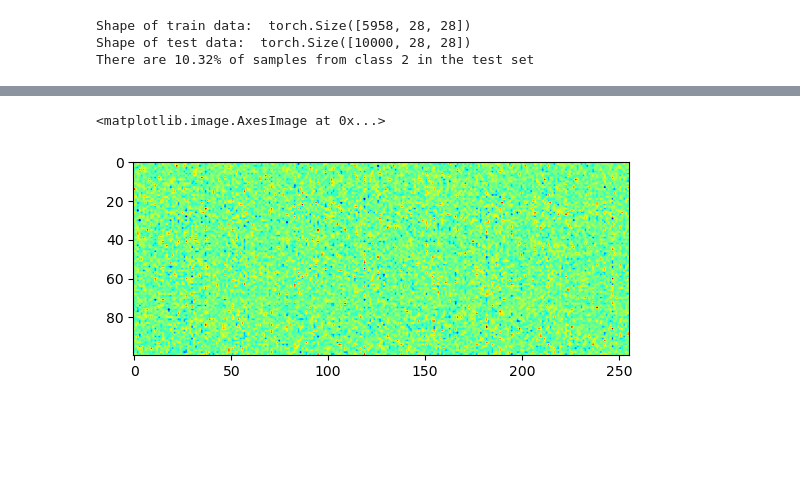
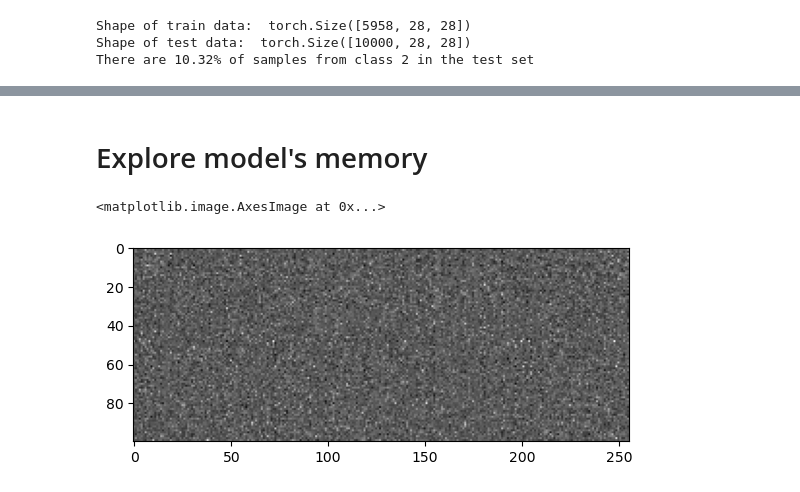
Before and after one commit to ivan-jgr/MemoryAutoencoder, a Jupyter notebook: mnist_experiments.ipynb, the cells around one changed output, grey strips where cells are left out. Drawn from its saved outputs; the diff is of its cells as text; code cells hidden in the pictures; blank space fills up the shorter version.

```diff
--- a/mnist_experiments.ipynb
+++ b/mnist_experiments.ipynb
@@ -153,6 +168,8 @@ for i in range(4):
+# %% [markdown]
+# Explore model's memory
 # %%
 # Plot memory
-plt.imshow(model.memory.detach().numpy(), cmap='jet')
+plt.imshow(model.memory.detach().numpy(), cmap='gray')
 # %% [output]
 <matplotlib.image.AxesImage at 0x...>
-[figure, old version]
+[figure, new version]
```
Also changed, not shown: parts of 13 cells of this notebook.
